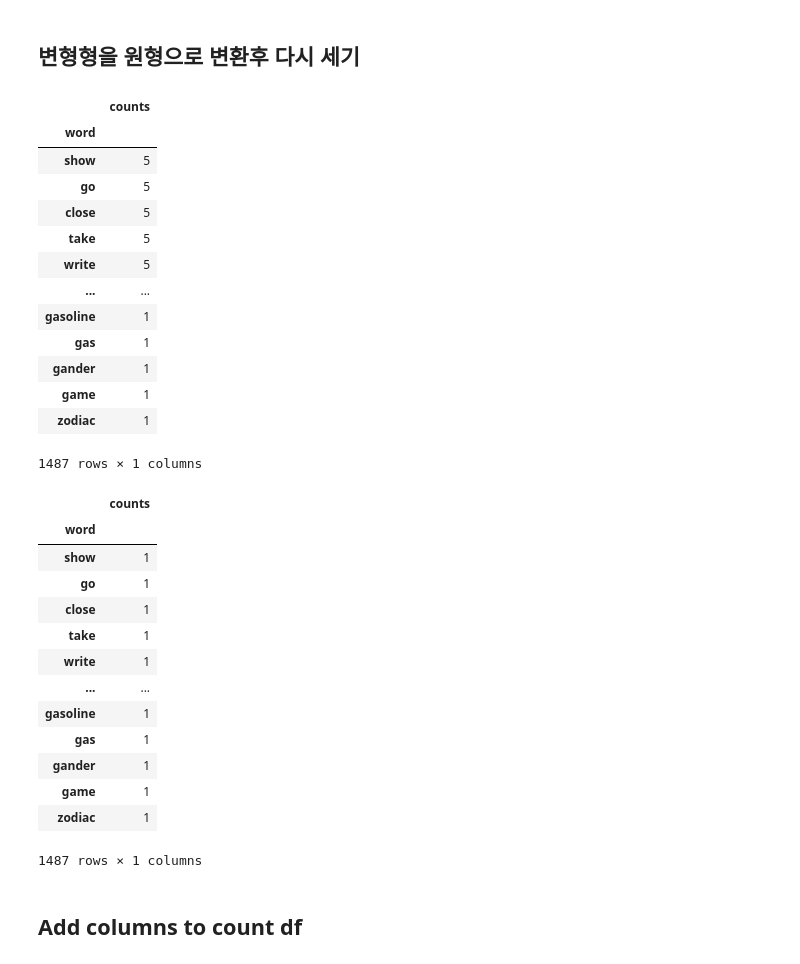
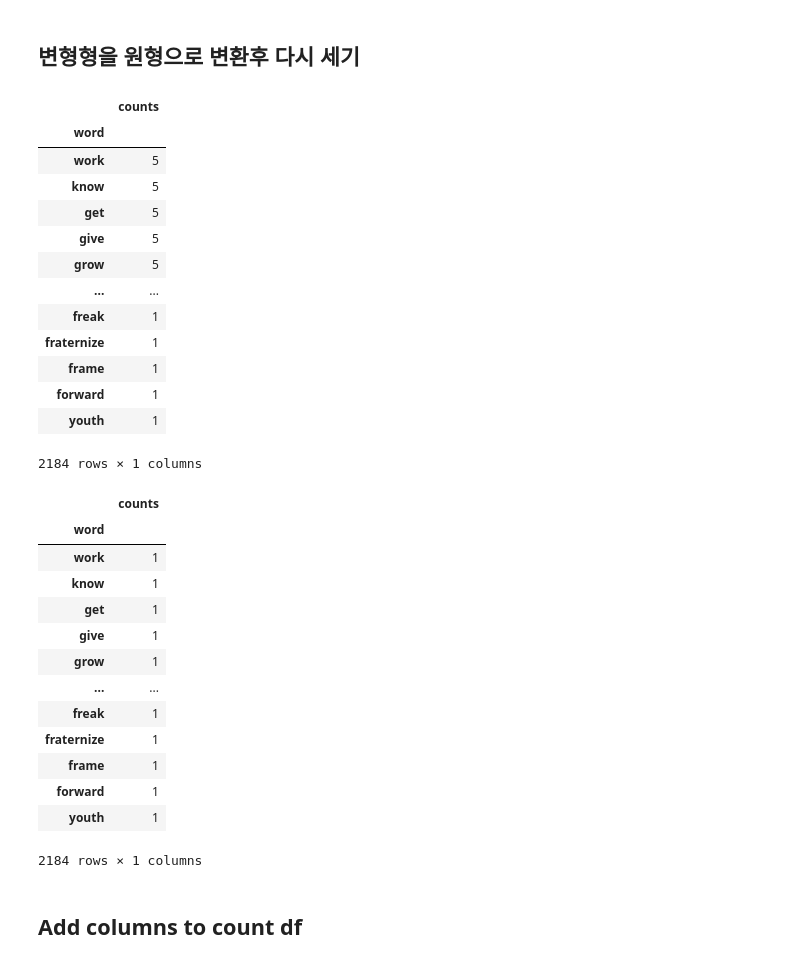
Before and after one commit to yuliepie/netflixschool, a Jupyter notebook: data_preprocessing/ipynb/analysis/analyze_contents_with_word_levels.ipynb, the cells around one changed output. Saved outputs shown, nothing was run; the diff lists cells and outputs as text; code cells hidden in the pictures.

```diff
--- a/data_preprocessing/ipynb/analysis/analyze_contents_with_word_levels.ipynb
+++ b/data_preprocessing/ipynb/analysis/analyze_contents_with_word_levels.ipynb
@@ -16,7 +16,7 @@ import os
 path = '../../script'
 
 # 다큐멘터리(0), 드라마(1), 영화(2) 선택
-category = 2
+category = 1
 if category == 0:
     path = path + '/Documentary'
 elif category == 1:
@@ -117,7 +115,7 @@ count_df
 # 단어 리스트 불러오기
 pd.options.display.float_format = '{:.0f}'.format
 
-word_db_df = pd.read_csv("../../words/final_datasets/words_df_final_naver_word_level.csv")
+word_db_df = pd.read_csv("../../words/final_datasets/words_df_word_level.csv")
 word_db_df
 word_db_df.set_index('Word', inplace=True)
 
@@ -139,63 +137,63 @@ def convertToHeadForm(word):
   else:
     # Check if adverb
     if word.endswith('ly'):
       if word[:-2] in word_db_df.index:
         print(word[:-2])
         return word[:-2]
       if word.endswith('ily'):
         if (word[:-3] + 'y') in word_db_df.index:
           print(word[:-3] + 'y')
           return word[:-3] + 'y'
       if word.endswith('ally'):
         if (word[:-4]) in word_db_df.index:
           print(word[:-4])
           return word[:-4]
       if (word[:-2] + 'e') in word_db_df.index:
         print(word[:-2] + 'e')
         return word[:-2] + 'e'
     return word
 
 count_df.index = count_df.index.map(convertToHeadForm)
 count_df
 
 counts_df_headed = count_df.groupby(count_df.index).sum()
 counts_df_headed.sort_values('counts', ascending=False, inplace=True)
 
 counts_df_headed
 # counts_df_headed.to_csv('test-about-time.csv')
 # %% [output]
 |  | counts |
 | word |  |
-| show | 5 |
-| go | 5 |
-| close | 5 |
-| take | 5 |
-| write | 5 |
+| work | 5 |
+| know | 5 |
+| get | 5 |
+| give | 5 |
+| grow | 5 |
 | ... | ... |
-| gasoline | 1 |
-| gas | 1 |
-| gander | 1 |
-| game | 1 |
-| zodiac | 1 |
+| freak | 1 |
+| fraternize | 1 |
+| frame | 1 |
+| forward | 1 |
+| youth | 1 |
-1487 rows × 1 columns
+2184 rows × 1 columns
 # %%
 counts_df_headed['counts'] = 1
 counts_df_headed
 # %% [output]
 |  | counts |
 | word |  |
-| show | 1 |
-| go | 1 |
-| close | 1 |
-| take | 1 |
-| write | 1 |
+| work | 1 |
+| know | 1 |
+| get | 1 |
+| give | 1 |
+| grow | 1 |
 | ... | ... |
-| gasoline | 1 |
-| gas | 1 |
-| gander | 1 |
-| game | 1 |
-| zodiac | 1 |
+| freak | 1 |
+| fraternize | 1 |
+| frame | 1 |
+| forward | 1 |
+| youth | 1 |
-1487 rows × 1 columns
+2184 rows × 1 columns
 # %% [markdown]
 ## Add columns to count df
 # %%
```
Also changed, not shown: parts of 20 cells of this notebook, 2 other files.
